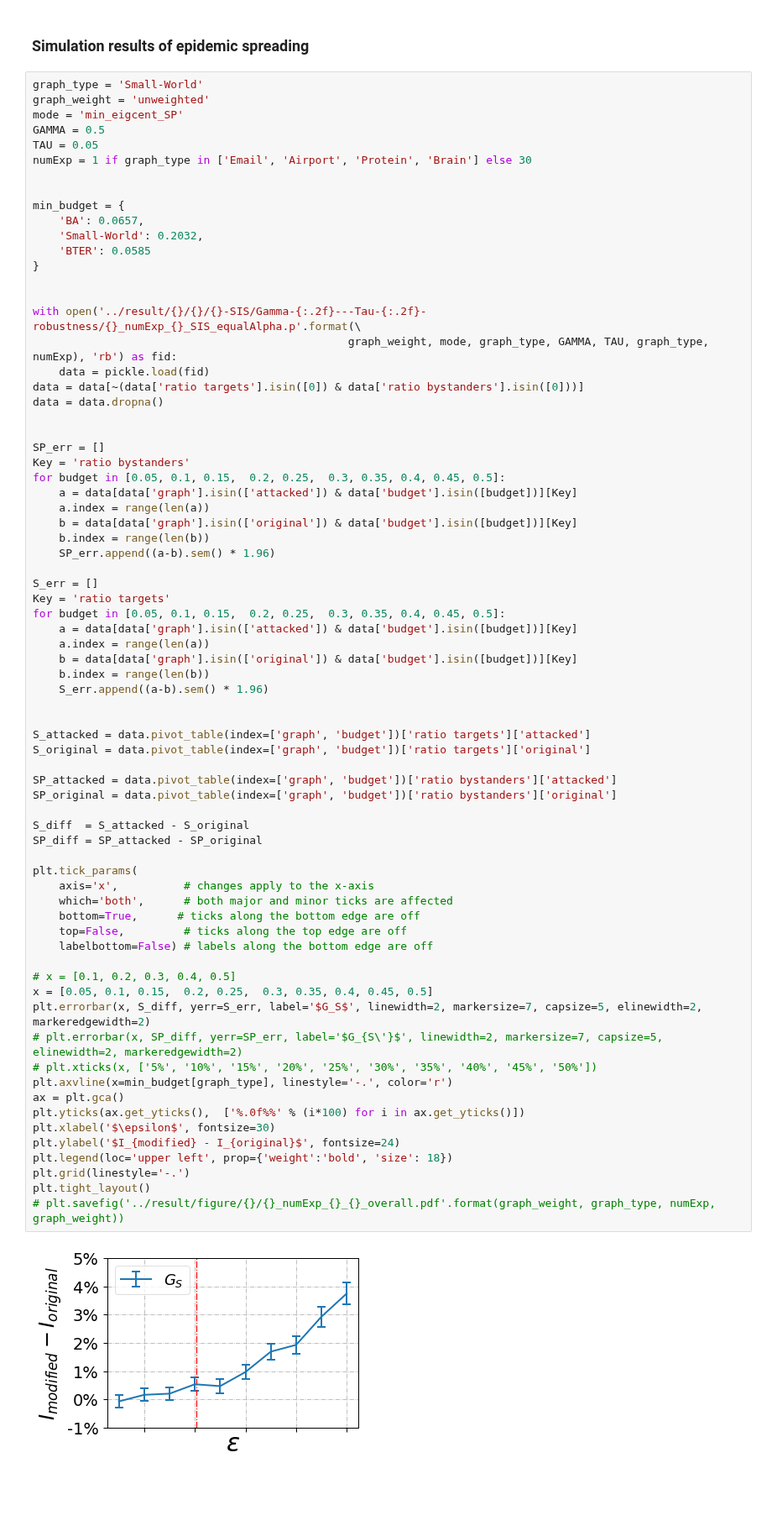
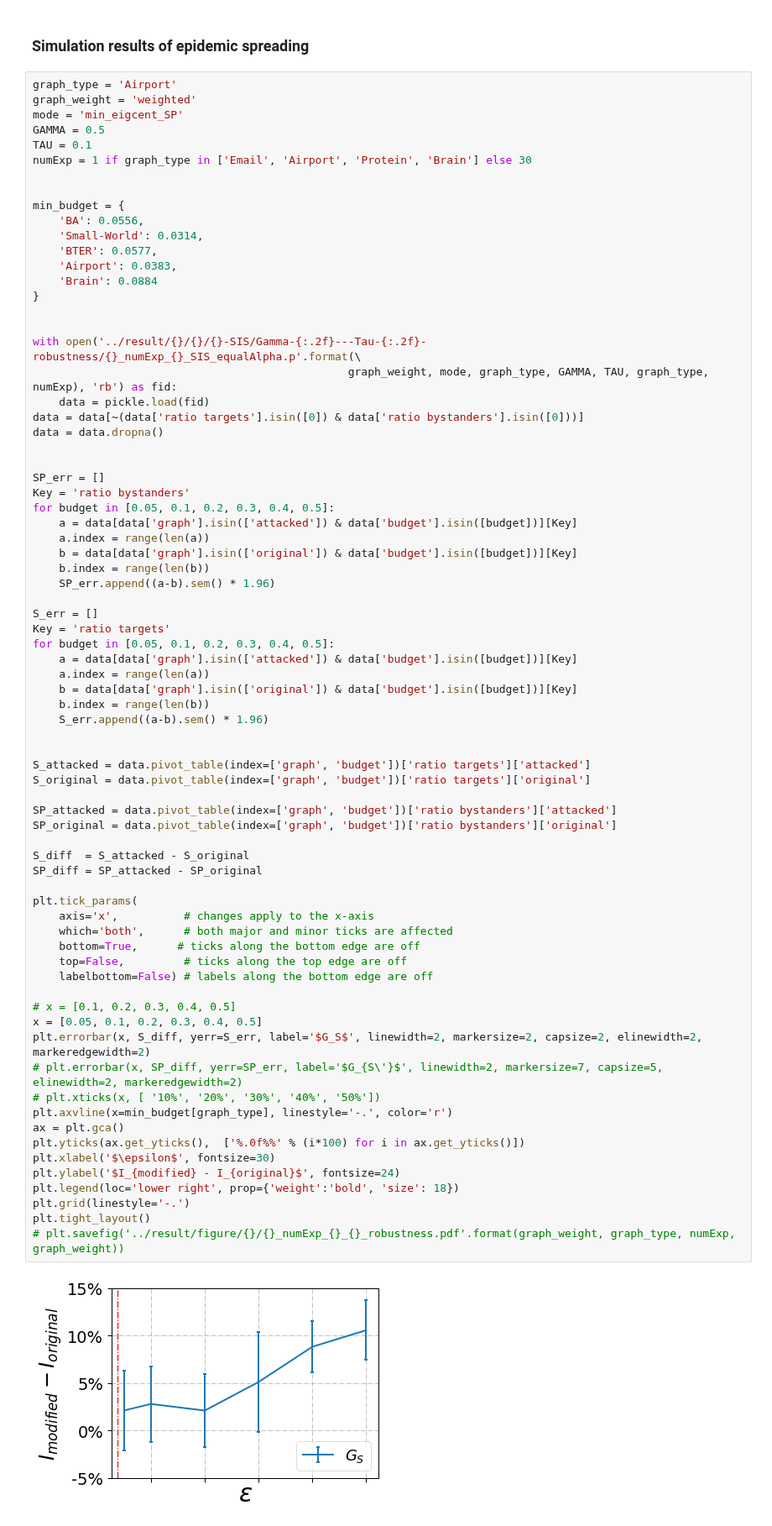
Before and after one commit to marsplus/attack-graph-code, a Jupyter notebook: src/data-analysis.ipynb, the cells around one changed output. Shown at 84% size. Drawn from its saved outputs; the diff is of its cells as text; blank space fills up the shorter version.

```diff
--- a/src/data-analysis.ipynb
+++ b/src/data-analysis.ipynb
@@ -26,18 +23,20 @@ The autoreload extension is already loaded. To reload it, use:
 # %% [markdown]
 ### Simulation results of epidemic spreading
 # %%
-graph_type = 'Small-World'
-graph_weight = 'unweighted'
+graph_type = 'Airport'
+graph_weight = 'weighted'
 mode = 'min_eigcent_SP'
 GAMMA = 0.5
-TAU = 0.05
+TAU = 0.1
 numExp = 1 if graph_type in ['Email', 'Airport', 'Protein', 'Brain'] else 30
 
 
 min_budget = {
-    'BA': 0.0657,
-    'Small-World': 0.2032,
-    'BTER': 0.0585
+    'BA': 0.0556,
+    'Small-World': 0.0314,
+    'BTER': 0.0577,
+    'Airport': 0.0383,
+    'Brain': 0.0884
 }
 
 
@@ -50,7 +49,7 @@ data = data.dropna()
 
 SP_err = []
 Key = 'ratio bystanders'
-for budget in [0.05, 0.1, 0.15,  0.2, 0.25,  0.3, 0.35, 0.4, 0.45, 0.5]:
+for budget in [0.05, 0.1, 0.2, 0.3, 0.4, 0.5]:
     a = data[data['graph'].isin(['attacked']) & data['budget'].isin([budget])][Key]
     a.index = range(len(a))
     b = data[data['graph'].isin(['original']) & data['budget'].isin([budget])][Key]
@@ -59,43 +58,43 @@ for budget in [0.05, 0.1, 0.15,  0.2, 0.25,  0.3, 0.35, 0.4, 0.45, 0.5]:
 
 S_err = []
 Key = 'ratio targets'
-for budget in [0.05, 0.1, 0.15,  0.2, 0.25,  0.3, 0.35, 0.4, 0.45, 0.5]:
+for budget in [0.05, 0.1, 0.2, 0.3, 0.4, 0.5]:
     a = data[data['graph'].isin(['attacked']) & data['budget'].isin([budget])][Key]
     a.index = range(len(a))
     b = data[data['graph'].isin(['original']) & data['budget'].isin([budget])][Key]
     b.index = range(len(b))
     S_err.append((a-b).sem() * 1.96)
 
 
 S_attacked = data.pivot_table(index=['graph', 'budget'])['ratio targets']['attacked']
 S_original = data.pivot_table(index=['graph', 'budget'])['ratio targets']['original']
 
 SP_attacked = data.pivot_table(index=['graph', 'budget'])['ratio bystanders']['attacked']
 SP_original = data.pivot_table(index=['graph', 'budget'])['ratio bystanders']['original']
 
 S_diff  = S_attacked - S_original
 SP_diff = SP_attacked - SP_original
 
 plt.tick_params(
     axis='x',          # changes apply to the x-axis
     which='both',      # both major and minor ticks are affected
     bottom=True,      # ticks along the bottom edge are off
     top=False,         # ticks along the top edge are off
     labelbottom=False) # labels along the bottom edge are off
 
 # x = [0.1, 0.2, 0.3, 0.4, 0.5]
-x = [0.05, 0.1, 0.15,  0.2, 0.25,  0.3, 0.35, 0.4, 0.45, 0.5]
-plt.errorbar(x, S_diff, yerr=S_err, label='$G_S$', linewidth=2, markersize=7, capsize=5, elinewidth=2, markeredgewidth=2)
+x = [0.05, 0.1, 0.2, 0.3, 0.4, 0.5]
+plt.errorbar(x, S_diff, yerr=S_err, label='$G_S$', linewidth=2, markersize=2, capsize=2, elinewidth=2, markeredgewidth=2)
 # plt.errorbar(x, SP_diff, yerr=SP_err, label='$G_{S\'}$', linewidth=2, markersize=7, capsize=5, elinewidth=2, markeredgewidth=2)
-# plt.xticks(x, ['5%', '10%', '15%', '20%', '25%', '30%', '35%', '40%', '45%', '50%'])
+# plt.xticks(x, [ '10%', '20%', '30%', '40%', '50%'])
 plt.axvline(x=min_budget[graph_type], linestyle='-.', color='r')
 ax = plt.gca()
 plt.yticks(ax.get_yticks(),  ['%.0f%%' % (i*100) for i in ax.get_yticks()])
 plt.xlabel('$\epsilon$', fontsize=30)
 plt.ylabel('$I_{modified} - I_{original}$', fontsize=24)
-plt.legend(loc='upper left', prop={'weight':'bold', 'size': 18})
+plt.legend(loc='lower right', prop={'weight':'bold', 'size': 18})
 plt.grid(linestyle='-.')
 plt.tight_layout()
-# plt.savefig('../result/figure/{}/{}_numExp_{}_{}_overall.pdf'.format(graph_weight, graph_type, numExp, graph_weight))
+# plt.savefig('../result/figure/{}/{}_numExp_{}_{}_robustness.pdf'.format(graph_weight, graph_type, numExp, graph_weight))
 # %% [output]
-[figure, old version]
+[figure, new version]
```
Also changed, not shown: parts of 6 cells of this notebook, 3 other files.
